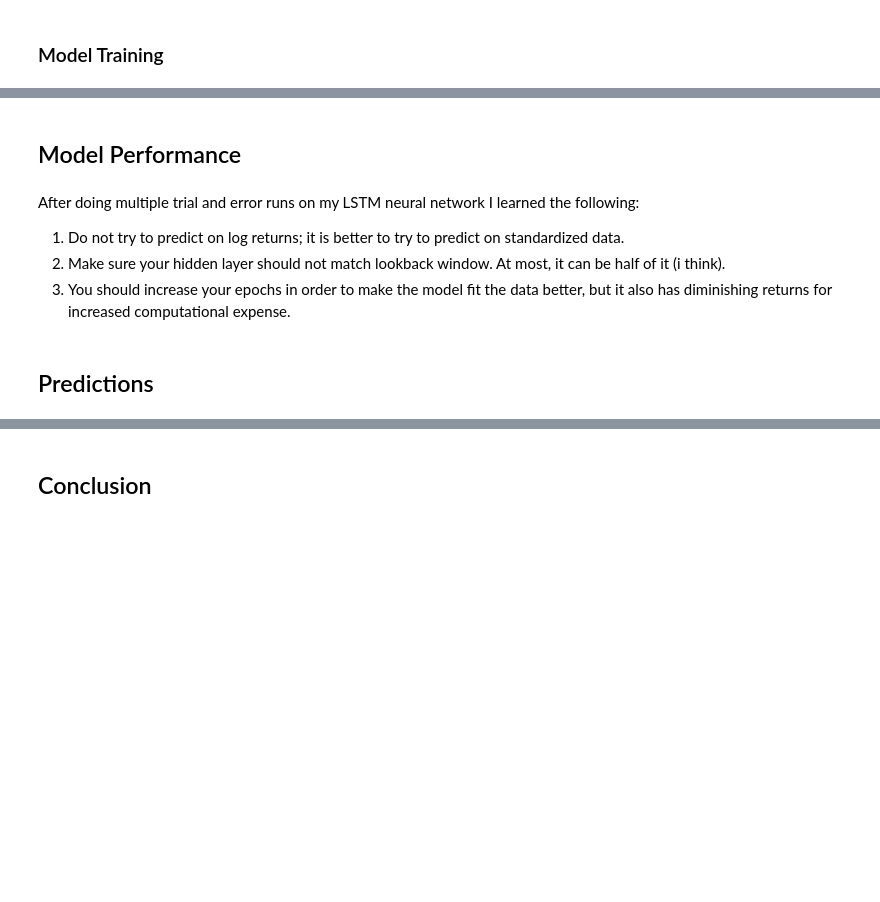
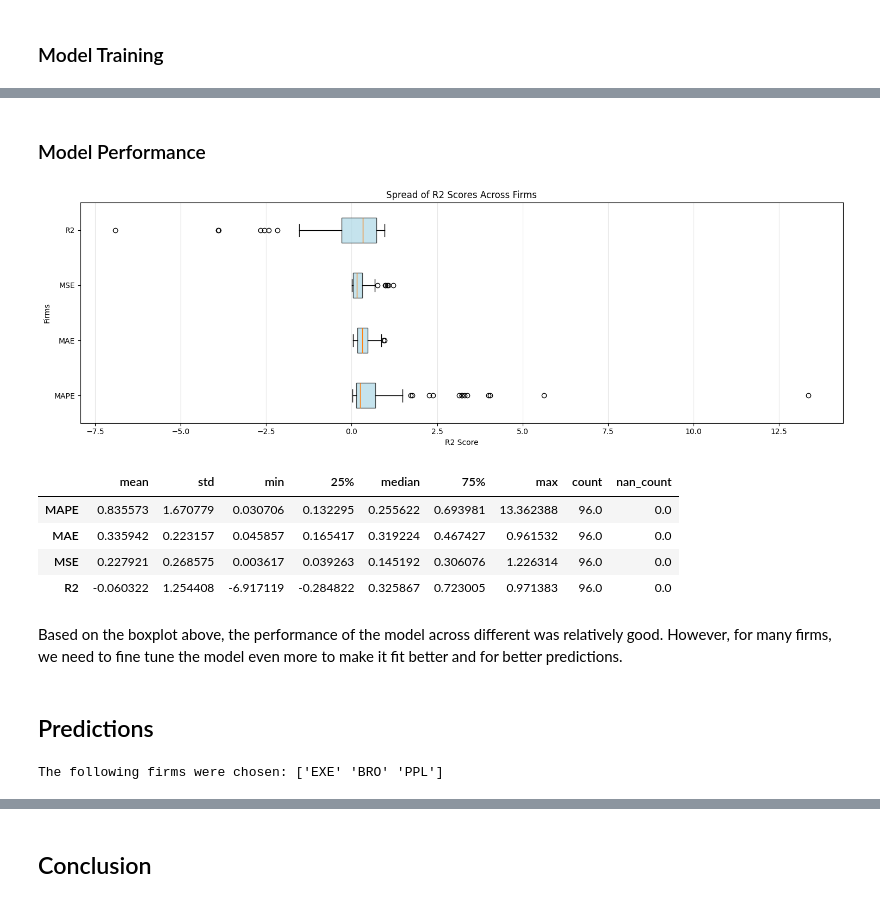
Before and after one commit to donnafaithhh/LSTM-Trading, a Jupyter notebook: LSTM simulation.ipynb, the cells around one changed output, grey strips where cells are left out. Drawn from its saved outputs; the diff is of its cells as text; code cells hidden in the pictures; blank space fills up the shorter version.

Commit message:
done predictions

```diff
--- a/LSTM simulation.ipynb
+++ b/LSTM simulation.ipynb
@@ -836,12 +831,60 @@ Epoch [801/1000], Loss: 0.0021
 # %% [markdown]
-## Model Performance
+### Model Performance
+# %%
+def describe_all_columns(df):
+    """Get detailed statistics for all columns."""
+    results = {}
+    for col in df.columns:
+        results[col] = {
+            'mean': df[col].mean(),
+            'std': df[col].std(),
+            'min': df[col].min(),
+            '25%': df[col].quantile(0.25),
+            'median': df[col].median(),
+            '75%': df[col].quantile(0.75),
+            'max': df[col].max(),
+            'count': df[col].count(),
+            'nan_count': df[col].isna().sum()
+        }
+    return pd.DataFrame(results).T
 # %%
-results_df.sort_values(by='R2')
+try:
+    pass
+except:
+    filepath = r'model performance.pkl'
+    with open(filepath, 'rb') as f:
+        results_df = pickle.load(f)
+
+# plotting
+plt.figure(figsize=(15, 5))
+data = [results_df[col].dropna() for col in results_df.columns]
+labels = results_df.columns
+bp = plt.boxplot(data, vert=False, tick_labels=labels, patch_artist=True)
+
+for box in bp['boxes']:
+    box.set_facecolor('lightblue')
+    box.set_alpha(0.7)
+
+plt.title('Spread of R2 Scores Across Firms')
+plt.xlabel('R2 Score')
+plt.ylabel('Firms')
+plt.grid(axis='x', alpha=0.3)
+plt.tight_layout()
+plt.show()
+
+# table of results
+results_df = describe_all_columns(results_df)
+display(results_df)
+# %% [output]
+[figure, added]
+|  | mean | std | min | 25% | median | 75% | max | count | nan_count |
+| MAPE | 0.835573 | 1.670779 | 0.030706 | 0.132295 | 0.255622 | 0.693981 | 13.362388 | 96.0 | 0.0 |
+| MAE | 0.335942 | 0.223157 | 0.045857 | 0.165417 | 0.319224 | 0.467427 | 0.961532 | 96.0 | 0.0 |
+| MSE | 0.227921 | 0.268575 | 0.003617 | 0.039263 | 0.145192 | 0.306076 | 1.226314 | 96.0 | 0.0 |
+| R2 | -0.060322 | 1.254408 | -6.917119 | -0.284822 | 0.325867 | 0.723005 | 0.971383 | 96.0 | 0.0 |
-# %% [markdown]
-After doing multiple trial and error runs on my LSTM neural network I learned the following:
-1. Do not try to predict on log returns; it is better to try to predict on standardized data.
-2. Make sure your hidden layer should not match lookback window. At most, it can be half of it (i think).
-3. You should increase your epochs in order to make the model fit the data better, but it also has diminishing returns for increased computational expense.
+# %% [markdown]
+Based on the boxplot above, the performance of the model across different was relatively good.
+However, for many firms, we need to fine tune the model even more to make it fit better and for better predictions.
 # %% [markdown]
 ## Predictions
 # %%
@@ -863,0 +907,8 @@ for firm in standardized_df.columns:
+# %%
+np.random.seed(42)
+random_firms = np.random.choice(standardized_df.columns.to_list(), 3)
+print(
+    f'The following firms were chosen: {random_firms}'
+)
+# %% [output]
+The following firms were chosen: ['EXE' 'BRO' 'PPL']
```
Also changed, not shown: parts of 6 cells of this notebook, 1 other file.
